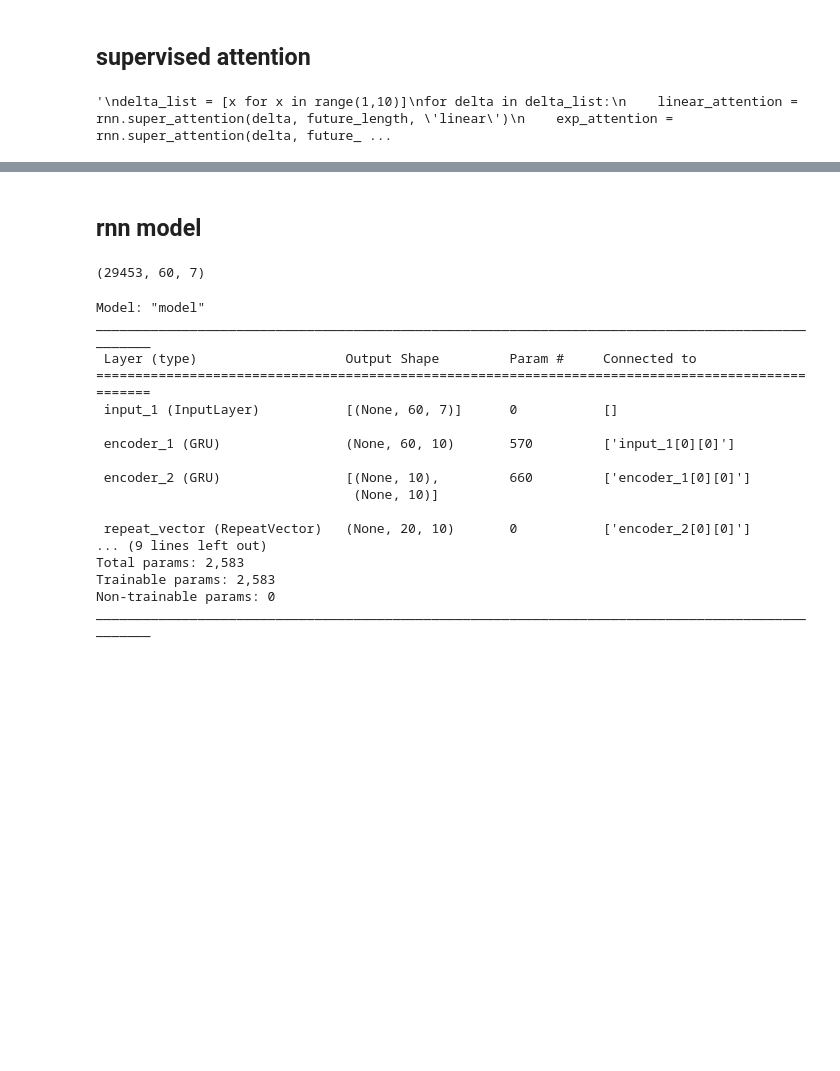
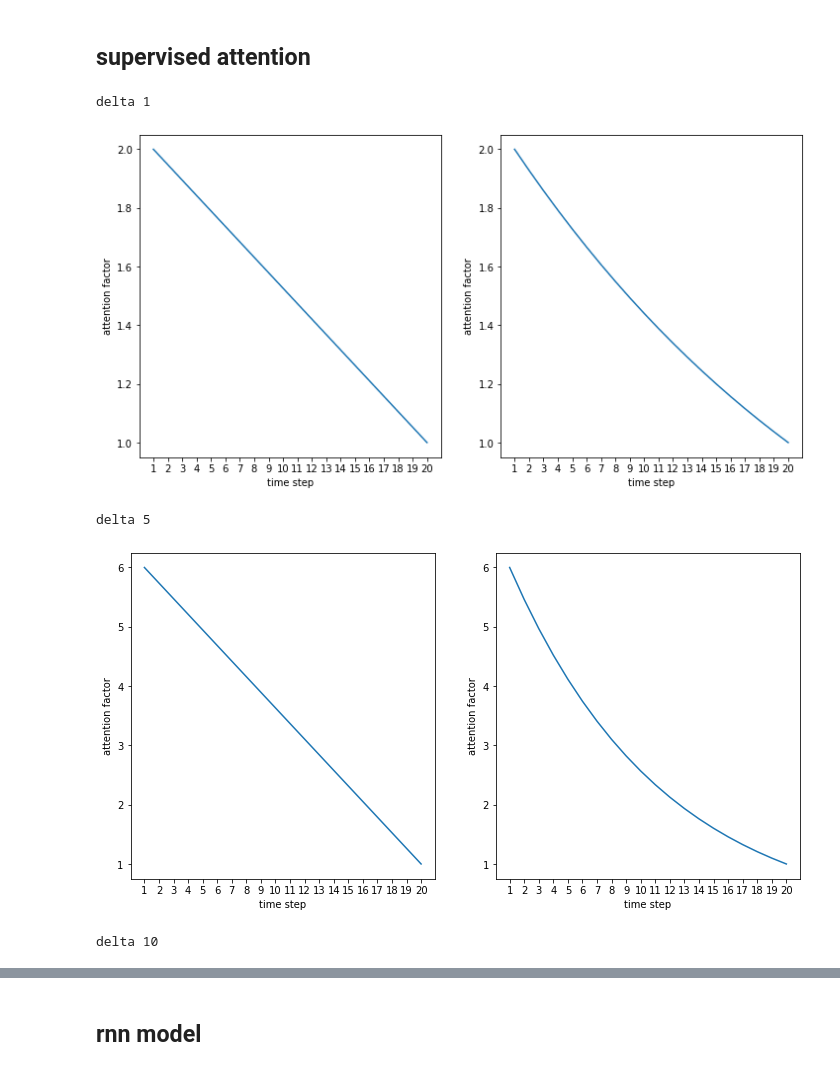
Before and after one commit to pseokyoung/22_Dual_Attention, a Jupyter notebook: 2_rnn_model.ipynb, the cells around one changed output, grey strips where cells are left out. Cells and saved outputs as stored; diff of their text form; code cells hidden in the pictures; blank space fills up the shorter version.

Commit message:
update rnn models

```diff
--- a/2_rnn_model.ipynb
+++ b/2_rnn_model.ipynb
@@ -45,18 +48,21 @@ csv file is loaded from ./data/3_continuous/cts_200/dataset 200_21.csv
 # %%
 target_list = cts_list
 
-history_length = 60
-future_length = 20
+history_size = 60
+future_size = 20
 step = 1
 
 history_var = process_var
 future_var = output_var
 
+history_num = len(history_var)
+future_num = len(future_var)
+
 history_series = []
 future_series = []
 
 for i in range(len(target_list)):
-    history, future = data2series(target_list[i], history_length, history_var, future_length, future_var,
+    history, future = data2series(target_list[i], history_size, history_var, future_size, future_var,
                                   step, start_idx=0, end_idx=None)
     if not i:
         history_series = history
@@ -73,30 +79,30 @@ print(future_series.shape)
 # %% [markdown]
 ## supervised attention
 # %%
-from src import rnn
-import matplotlib.pyplot as plt
-'''
-delta_list = [x for x in range(1,10)]
+delta_list = [1,5,10]
 for delta in delta_list:
-    linear_attention = rnn.super_attention(delta, future_length, 'linear')
-    exp_attention = rnn.super_attention(delta, future_length, 'exp')
+    linear_attention = rnn.super_attention(delta, future_size, future_num, 'linear')
+    exp_attention = rnn.super_attention(delta, future_size, future_num, 'exp')
 
     print(f"delta {delta}")
     plt.figure(figsize=(12,6))
 
     plt.subplot(1,2,1)
-    plt.plot([x for x in range(1,future_length+1)], linear_attention[0,:,0])
+    plt.plot([x for x in range(1,future_size+1)], linear_attention[0,:,0])
     plt.xlabel("time step")
-    plt.xticks([x for x in range(1,future_length+1)])
+    plt.xticks([x for x in range(1,future_size+1)])
     plt.ylabel("attention factor")
 
     plt.subplot(1,2,2)
-    plt.plot([x for x in range(1,future_length+1)], exp_attention[0,:,0])
+    plt.plot([x for x in range(1,future_size+1)], exp_attention[0,:,0])
     plt.xlabel("time step")
-    plt.xticks([x for x in range(1,future_length+1)])
+    plt.xticks([x for x in range(1,future_size+1)])
     plt.ylabel("attention factor")
 
     plt.show()
-'''
 # %% [output]
-'\ndelta_list = [x for x in range(1,10)]\nfor delta in delta_list:\n    linear_attention = rnn.super_attention(delta, future_length, \'linear\')\n    exp_attention = rnn.super_attention(delta, future_ ...
+delta 1
+[figure, added]
+delta 5
+[figure, added]
+delta 10
@@ -103,6 +110,2 @@ for delta in delta_list:
 # %% [markdown]
 ## rnn model
-# %%
-history_series.shape
-# %% [output]
-(29453, 60, 7)
@@ -111,28 +111,0 @@ from src import rnn
-# %%
-seq2seq_1 = rnn.RNN(history_series, future_series)
-seq2seq_1.train_test(0.2, -1)
-
-valid_size = seq2seq_1.history_test.shape[0]/seq2seq_1.history_train.shape[0]
-seq2seq_1.train_valid(valid_size)
-
-seq2seq_1.scaling()
-seq2seq_1.build_model(2, 10, 'seq2seq_gru')
-seq2seq_1.model.summary()
-# %% [output]
-Model: "model"
-__________________________________________________________________________________________________
- Layer (type)                   Output Shape         Param #     Connected to
-==================================================================================================
- input_1 (InputLayer)           [(None, 60, 7)]      0           []
-
- encoder_1 (GRU)                (None, 60, 10)       570         ['input_1[0][0]']
-
- encoder_2 (GRU)                [(None, 10),         660         ['encoder_1[0][0]']
-                                 (None, 10)]
-
- repeat_vector (RepeatVector)   (None, 20, 10)       0           ['encoder_2[0][0]']
-... (9 lines left out)
-Total params: 2,583
-Trainable params: 2,583
-Non-trainable params: 0
-__________________________________________________________________________________________________
```
Also changed, not shown: parts of 8 cells of this notebook, 3 other files.
